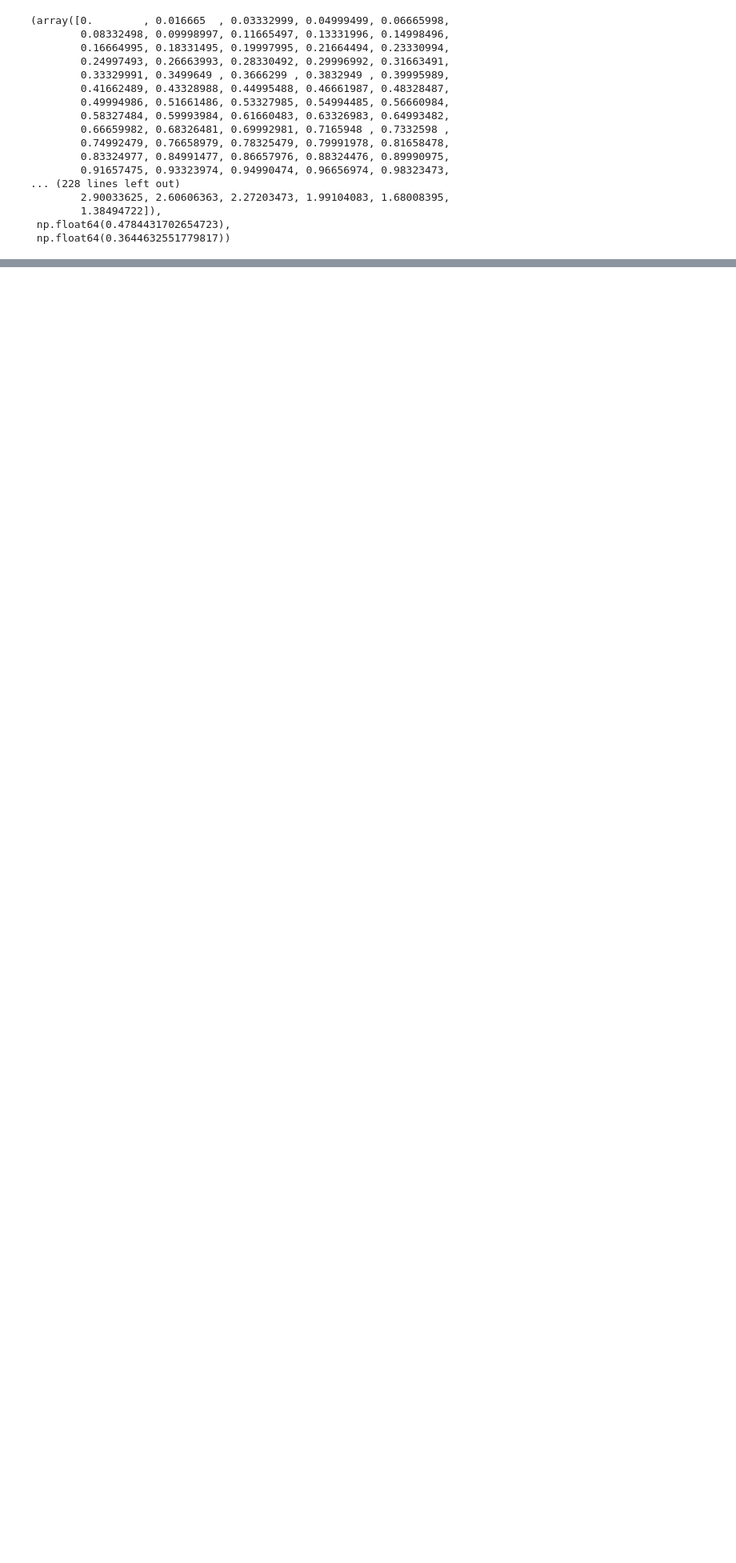
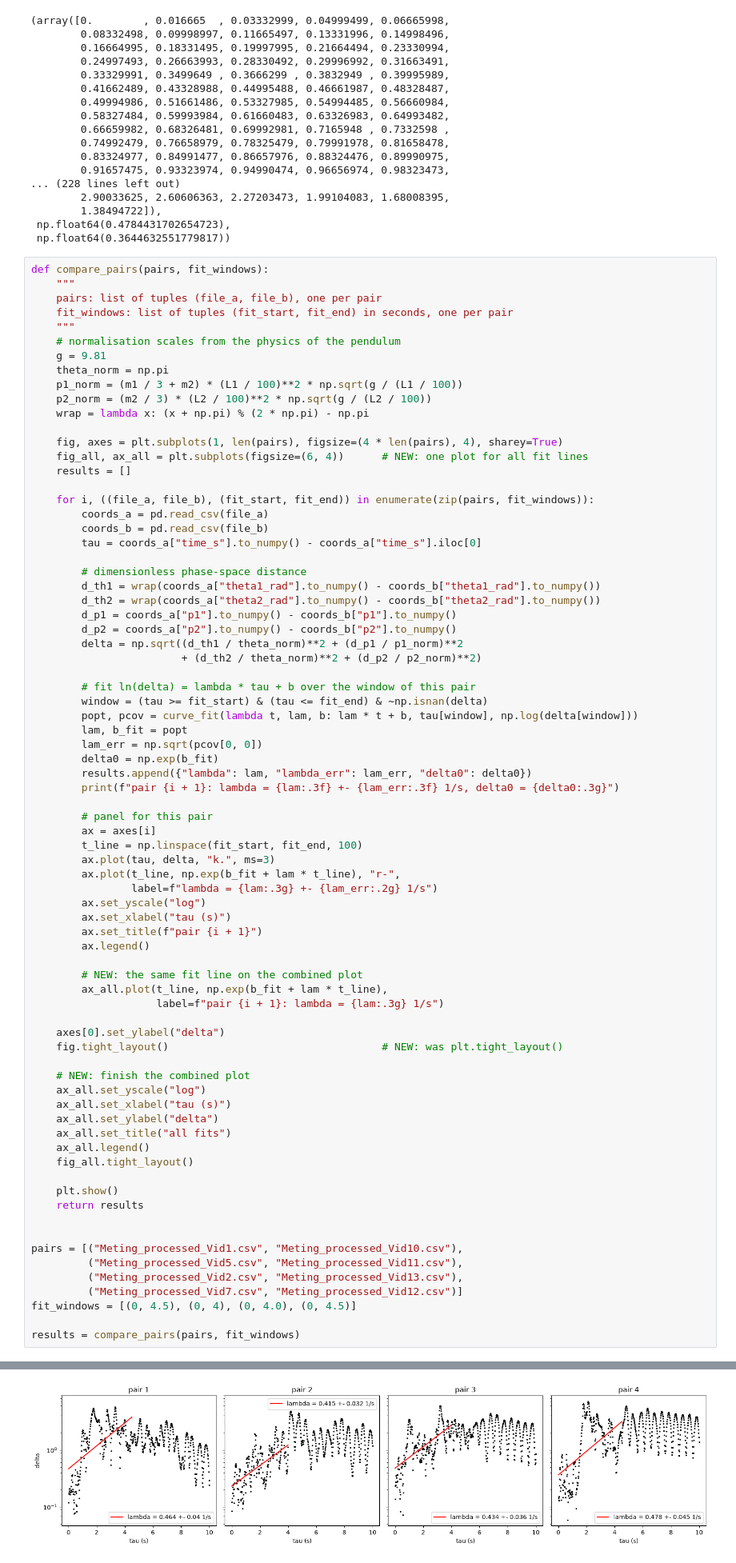
Before and after one commit to daantjebunschoten1-gif/RP---Double-Pendulum-, a Jupyter notebook: Data processing.ipynb, the cells around one changed output, grey strips where cells are left out. Shown at 80% size. Cells and saved outputs as stored; diff of their text form; blank space fills up the shorter version.

Commit message:
more plots

```diff
--- a/Data processing.ipynb
+++ b/Data processing.ipynb
@@ -326,3 +326,80 @@ initial separation (fit, tau = 0): delta0 = 0.364
         1.38494722]),
  np.float64(0.4784431702654723),
  np.float64(0.3644632551779817))
+# %%
+def compare_pairs(pairs, fit_windows):
+    """
+    pairs: list of tuples (file_a, file_b), one per pair
+    fit_windows: list of tuples (fit_start, fit_end) in seconds, one per pair
+    """
+    # normalisation scales from the physics of the pendulum
+    g = 9.81
+    theta_norm = np.pi
+    p1_norm = (m1 / 3 + m2) * (L1 / 100)**2 * np.sqrt(g / (L1 / 100))
+    p2_norm = (m2 / 3) * (L2 / 100)**2 * np.sqrt(g / (L2 / 100))
+    wrap = lambda x: (x + np.pi) % (2 * np.pi) - np.pi
+
+    fig, axes = plt.subplots(1, len(pairs), figsize=(4 * len(pairs), 4), sharey=True)
+    fig_all, ax_all = plt.subplots(figsize=(6, 4))      # NEW: one plot for all fit lines
+    results = []
+
+    for i, ((file_a, file_b), (fit_start, fit_end)) in enumerate(zip(pairs, fit_windows)):
+        coords_a = pd.read_csv(file_a)
+        coords_b = pd.read_csv(file_b)
+        tau = coords_a["time_s"].to_numpy() - coords_a["time_s"].iloc[0]
+
+        # dimensionless phase-space distance
+        d_th1 = wrap(coords_a["theta1_rad"].to_numpy() - coords_b["theta1_rad"].to_numpy())
+        d_th2 = wrap(coords_a["theta2_rad"].to_numpy() - coords_b["theta2_rad"].to_numpy())
+        d_p1 = coords_a["p1"].to_numpy() - coords_b["p1"].to_numpy()
+        d_p2 = coords_a["p2"].to_numpy() - coords_b["p2"].to_numpy()
+        delta = np.sqrt((d_th1 / theta_norm)**2 + (d_p1 / p1_norm)**2
+                        + (d_th2 / theta_norm)**2 + (d_p2 / p2_norm)**2)
+
+        # fit ln(delta) = lambda * tau + b over the window of this pair
+        window = (tau >= fit_start) & (tau <= fit_end) & ~np.isnan(delta)
+        popt, pcov = curve_fit(lambda t, lam, b: lam * t + b, tau[window], np.log(delta[window]))
+        lam, b_fit = popt
+        lam_err = np.sqrt(pcov[0, 0])
+        delta0 = np.exp(b_fit)
+        results.append({"lambda": lam, "lambda_err": lam_err, "delta0": delta0})
+        print(f"pair {i + 1}: lambda = {lam:.3f} +- {lam_err:.3f} 1/s, delta0 = {delta0:.3g}")
+
+        # panel for this pair
+        ax = axes[i]
+        t_line = np.linspace(fit_start, fit_end, 100)
+        ax.plot(tau, delta, "k.", ms=3)
+        ax.plot(t_line, np.exp(b_fit + lam * t_line), "r-",
+                label=f"lambda = {lam:.3g} +- {lam_err:.2g} 1/s")
+        ax.set_yscale("log")
+        ax.set_xlabel("tau (s)")
+        ax.set_title(f"pair {i + 1}")
+        ax.legend()
+
+        # NEW: the same fit line on the combined plot
+        ax_all.plot(t_line, np.exp(b_fit + lam * t_line),
+                    label=f"pair {i + 1}: lambda = {lam:.3g} 1/s")
+
+    axes[0].set_ylabel("delta")
+    fig.tight_layout()                                  # NEW: was plt.tight_layout()
+
+    # NEW: finish the combined plot
+    ax_all.set_yscale("log")
+    ax_all.set_xlabel("tau (s)")
+    ax_all.set_ylabel("delta")
+    ax_all.set_title("all fits")
+    ax_all.legend()
+    fig_all.tight_layout()
+
+    plt.show()
+    return results
+
+
+pairs = [("Meting_processed_Vid1.csv", "Meting_processed_Vid10.csv"),
+         ("Meting_processed_Vid5.csv", "Meting_processed_Vid11.csv"),
+         ("Meting_processed_Vid2.csv", "Meting_processed_Vid13.csv"),
+         ("Meting_processed_Vid7.csv", "Meting_processed_Vid12.csv")]
+fit_windows = [(0, 4.5), (0, 4), (0, 4.0), (0, 4.5)]
+
+results = compare_pairs(pairs, fit_windows)
+# %% [output]
@@ -328,0 +410 @@ initial separation (fit, tau = 0): delta0 = 0.364
+[figure, added]
```
Also changed, not shown: parts of 1 cell of this notebook.
